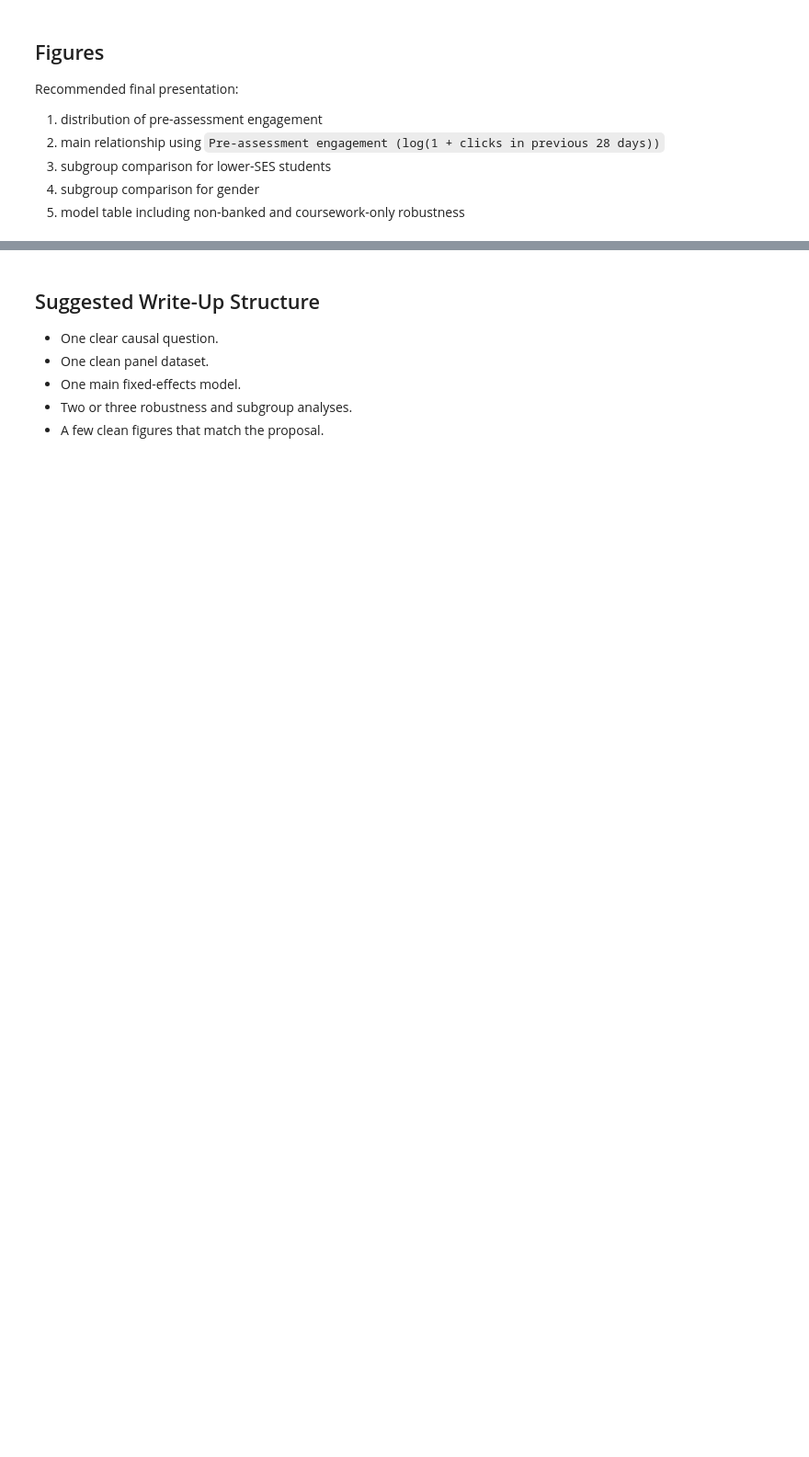
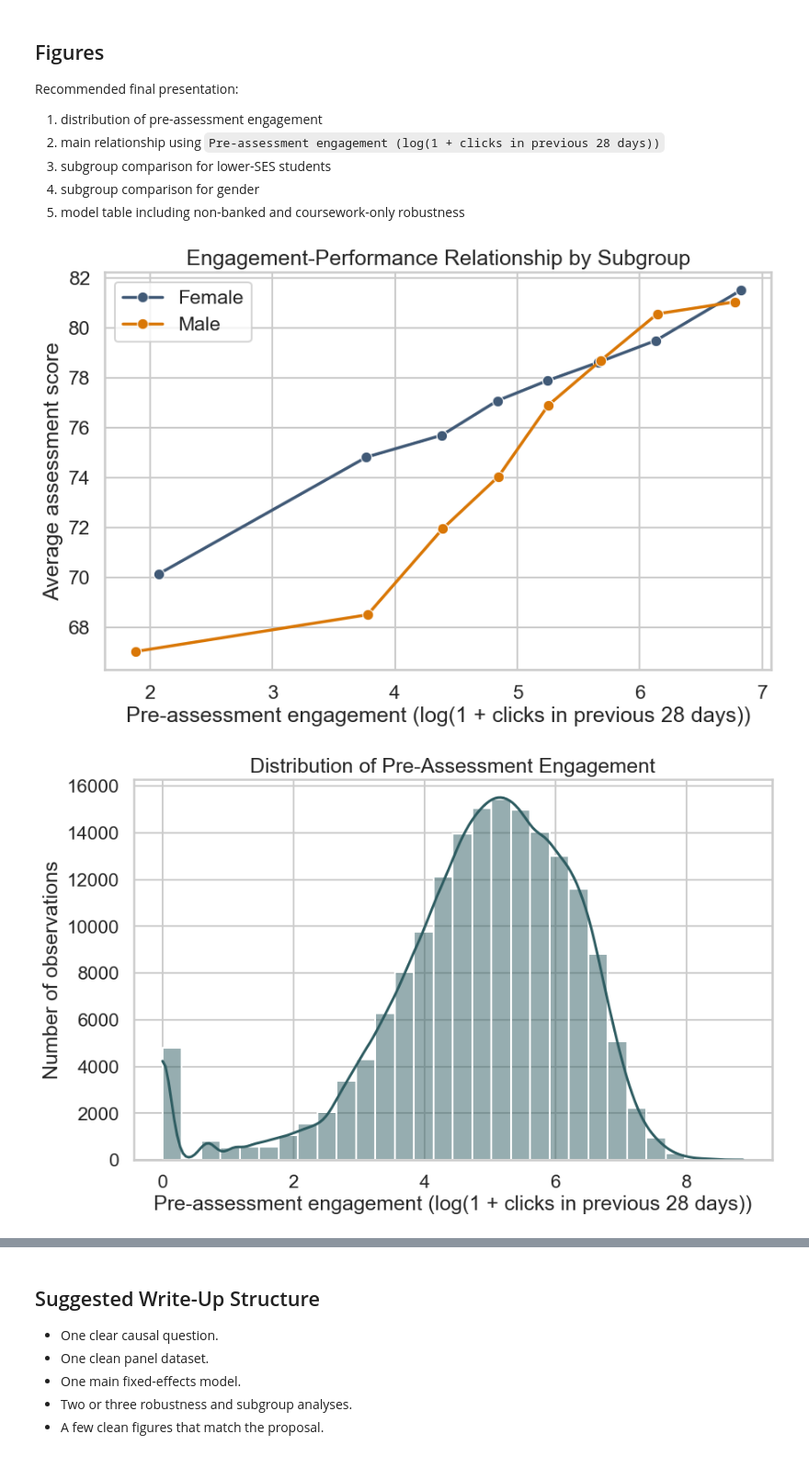
Before and after one commit to JayWu0512/EduCasual, a Jupyter notebook: notebooks/01_main_analysis.ipynb, the cells around one changed output, grey strips where cells are left out. Shown at 92% size. Drawn from its saved outputs; the diff is of its cells as text; code cells hidden in the pictures; blank space fills up the shorter version.

Commit message:
update plots

```diff
--- a/notebooks/01_main_analysis.ipynb
+++ b/notebooks/01_main_analysis.ipynb
@@ -70,5 +119,10 @@ Recommended final presentation:
 # %%
 plot_click_distribution(panel)
 plot_decile_relationship(panel)
 plot_heterogeneity_relationship(panel)
-plot_heterogeneity_relationship(panel, subgroup='is_female', subgroup_labels=('Male', 'Female'))
+plot_heterogeneity_relationship(
+    panel, subgroup="is_female", subgroup_labels=("Male", "Female")
+)
+# %% [output]
+[figure, added]
+[figure, added]
```
Also changed, not shown: parts of 4 cells of this notebook.
